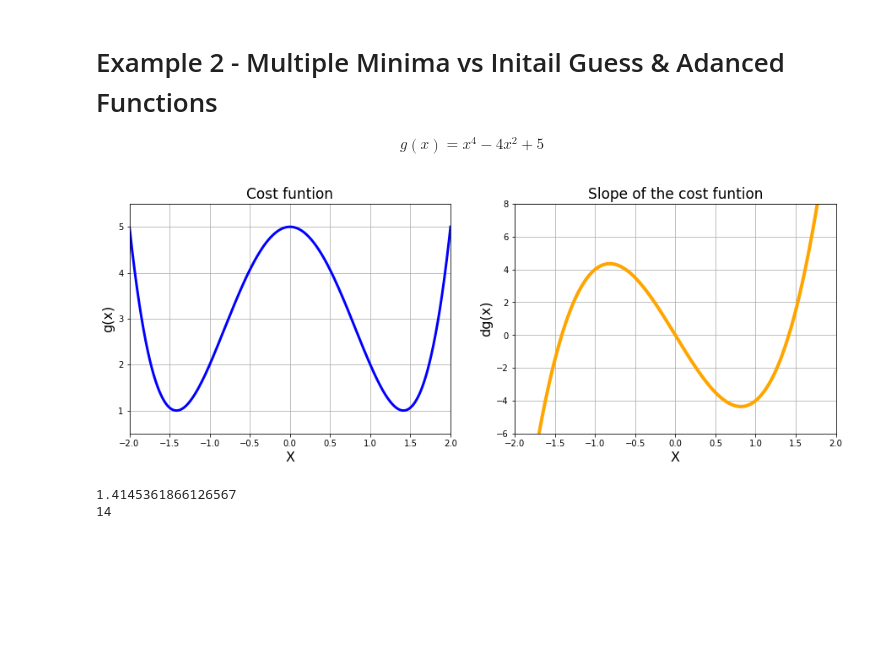
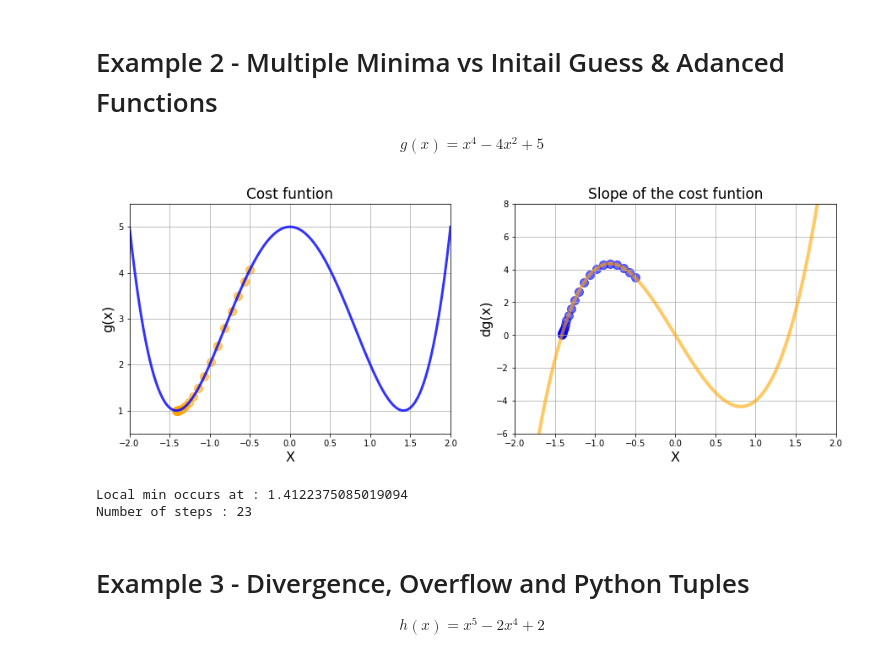
Before and after one commit to sinhadeepak1115/DataScience-and-ML-37, a Jupyter notebook: 03-Gradient-Descent.ipynb, the cells around one changed output. Cells and saved outputs as stored; diff of their text form; code cells hidden in the pictures; blank space fills up the shorter version.

Commit message:
learning about gradient desent and scatter plot

```diff
--- a/03-Gradient-Descent.ipynb
+++ b/03-Gradient-Descent.ipynb
@@ -104,31 +104,33 @@ def dg(x):
 # %%
 plt.figure(figsize=[15, 5])
 # chart 1
 plt.subplot(1, 2, 1)
 plt.title('Cost funtion', fontsize=17)
-plt.plot(x_2, g(x_2), color='blue', linewidth=3)
+plt.plot(x_2, g(x_2), color='blue', linewidth=3, alpha=0.8)
+plt.scatter(list_x, g(np.array(list_x)), color='orange', s=100, alpha=0.6)
 plt.xlabel('X', fontsize=16)
 plt.ylabel('g(x)', fontsize=16)
 plt.xlim([-2, 2])
 plt.ylim(0.5, 5.5)
 plt.grid()
 
 # chart 2
 plt.subplot(1, 2, 2)
 plt.title('Slope of the cost funtion', fontsize=17)
-plt.plot(x_2, dg(x_2), color='orange', linewidth=4)
+plt.plot(x_2, dg(x_2), color='orange', linewidth=4, alpha=0.6)
+plt.scatter(list_x, deriv_list, color='blue', s=100, alpha=0.6)
 plt.xlabel('X', fontsize=16)
 plt.ylabel('dg(x)', fontsize=16)
 plt.xlim(-2, 2)
 plt.ylim(-6, 8)
 plt.grid()
 
 
 
 
 plt.show()
 # %% [output]
-[figure, old version]
+[figure, new version]
 # %%
 def gradient_desent(derivative_func, initial_guess, multiplier, precision):
     new_x = initial_guess
@@ -152,8 +154,11 @@ def gradient_desent(derivative_func, initial_guess, multiplier, precision):
     return new_x, x_list, slope_list
 # %%
 local_min, list_x, deriv_list = gradient_desent(dg, 0.5, 0.02, 0.001)
-print(local_min)
-print(len(list_x))
+print("Local min occurs at :", local_min)
+print("Number of steps :", len(list_x))
 # %% [output]
-1.4145361866126567
-14
+Local min occurs at : 1.4122375085019094
+Number of steps : 23
+# %% [markdown]
+# Example 3 - Divergence, Overflow and Python Tuples
+$$ h(x) = x^5 - 2x^4 + 2 $$
```
Also changed, not shown: parts of 3 cells of this notebook.
